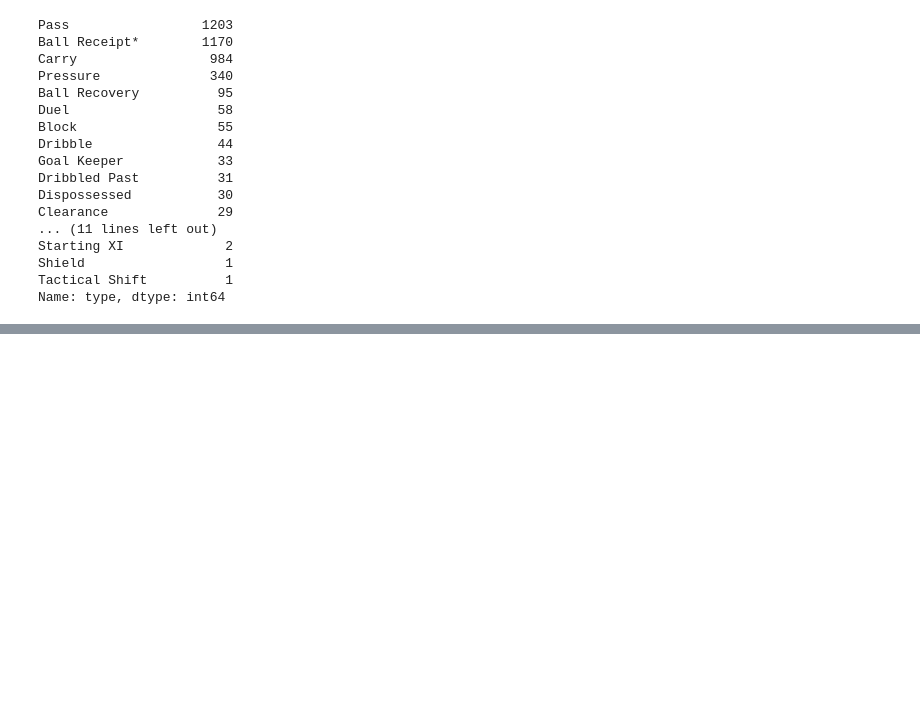
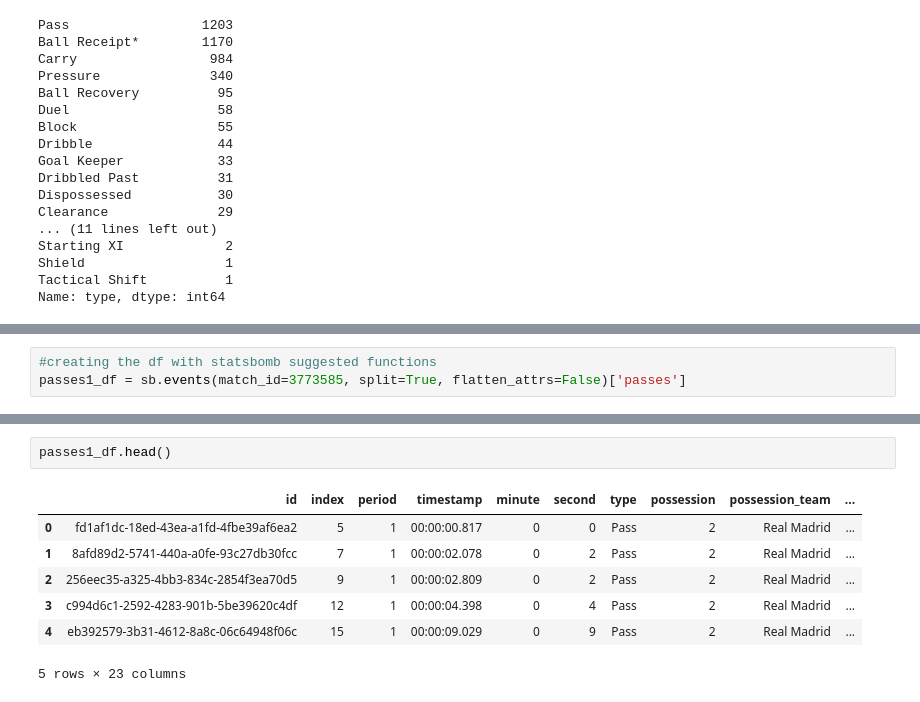
Before and after one commit to gianmarcozironelli/statsbomb_project, a Jupyter notebook: sb_project.ipynb, the cells around one changed output, grey strips where cells are left out. Cells and saved outputs as stored; diff of their text form; blank space fills up the shorter version.

```diff
--- a/sb_project.ipynb
+++ b/sb_project.ipynb
@@ -232,0 +255,3 @@ Name: type, dtype: int64
+# %%
+#creating the df with statsbomb suggested functions
+passes1_df = sb.events(match_id=3773585, split=True, flatten_attrs=False)['passes']
@@ -232,0 +278,10 @@ Name: type, dtype: int64
+# %%
+passes1_df.head()
+# %% [output]
+|  | id | index | period | timestamp | minute | second | type | possession | possession_team | ... |
+| 0 | fd1af1dc-18ed-43ea-a1fd-4fbe39af6ea2 | 5 | 1 | 00:00:00.817 | 0 | 0 | Pass | 2 | Real Madrid | ... |
+| 1 | 8afd89d2-5741-440a-a0fe-93c27db30fcc | 7 | 1 | 00:00:02.078 | 0 | 2 | Pass | 2 | Real Madrid | ... |
+| 2 | 256eec35-a325-4bb3-834c-2854f3ea70d5 | 9 | 1 | 00:00:02.809 | 0 | 2 | Pass | 2 | Real Madrid | ... |
+| 3 | c994d6c1-2592-4283-901b-5be39620c4df | 12 | 1 | 00:00:04.398 | 0 | 4 | Pass | 2 | Real Madrid | ... |
+| 4 | eb392579-3b31-4612-8a8c-06c64948f06c | 15 | 1 | 00:00:09.029 | 0 | 9 | Pass | 2 | Real Madrid | ... |
+5 rows × 23 columns
```
Also changed, not shown: parts of 23 cells of this notebook.
